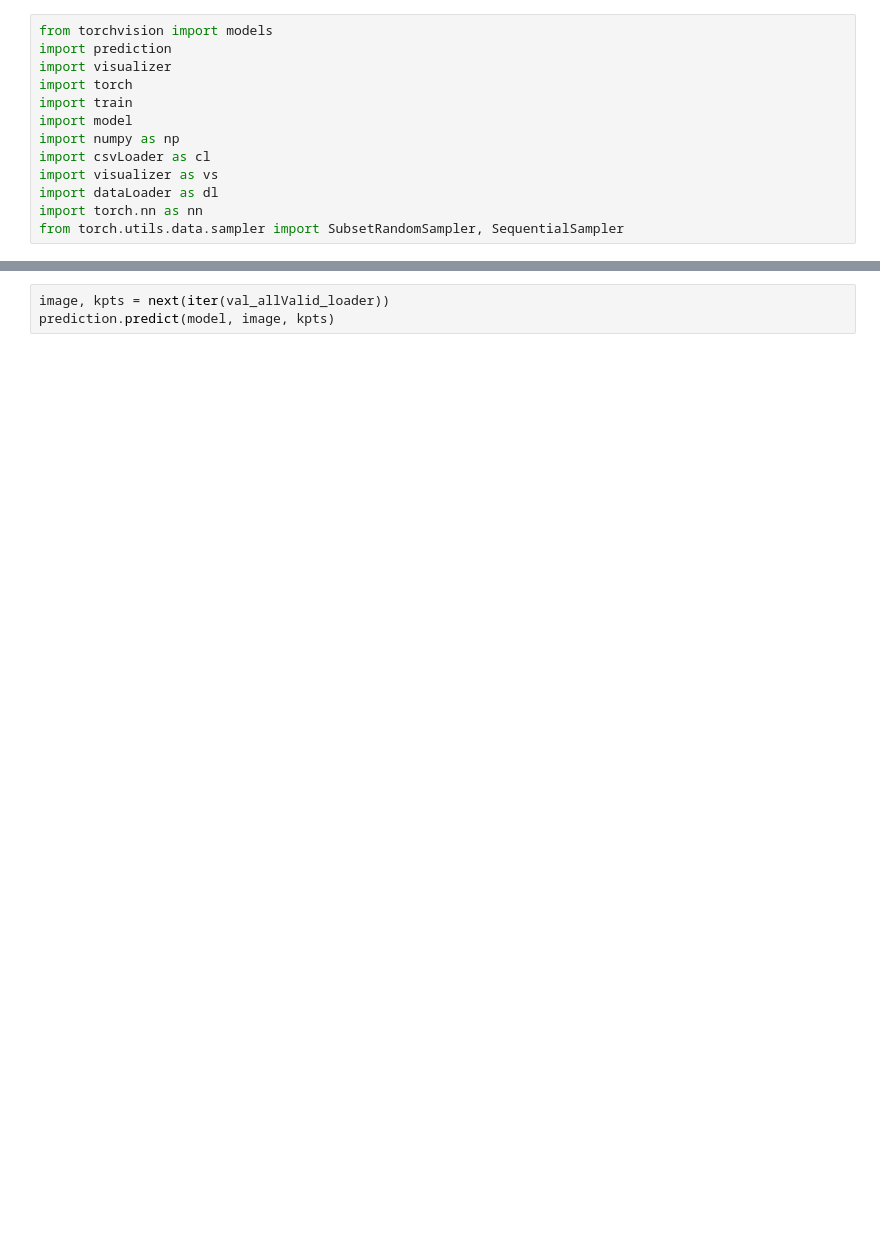
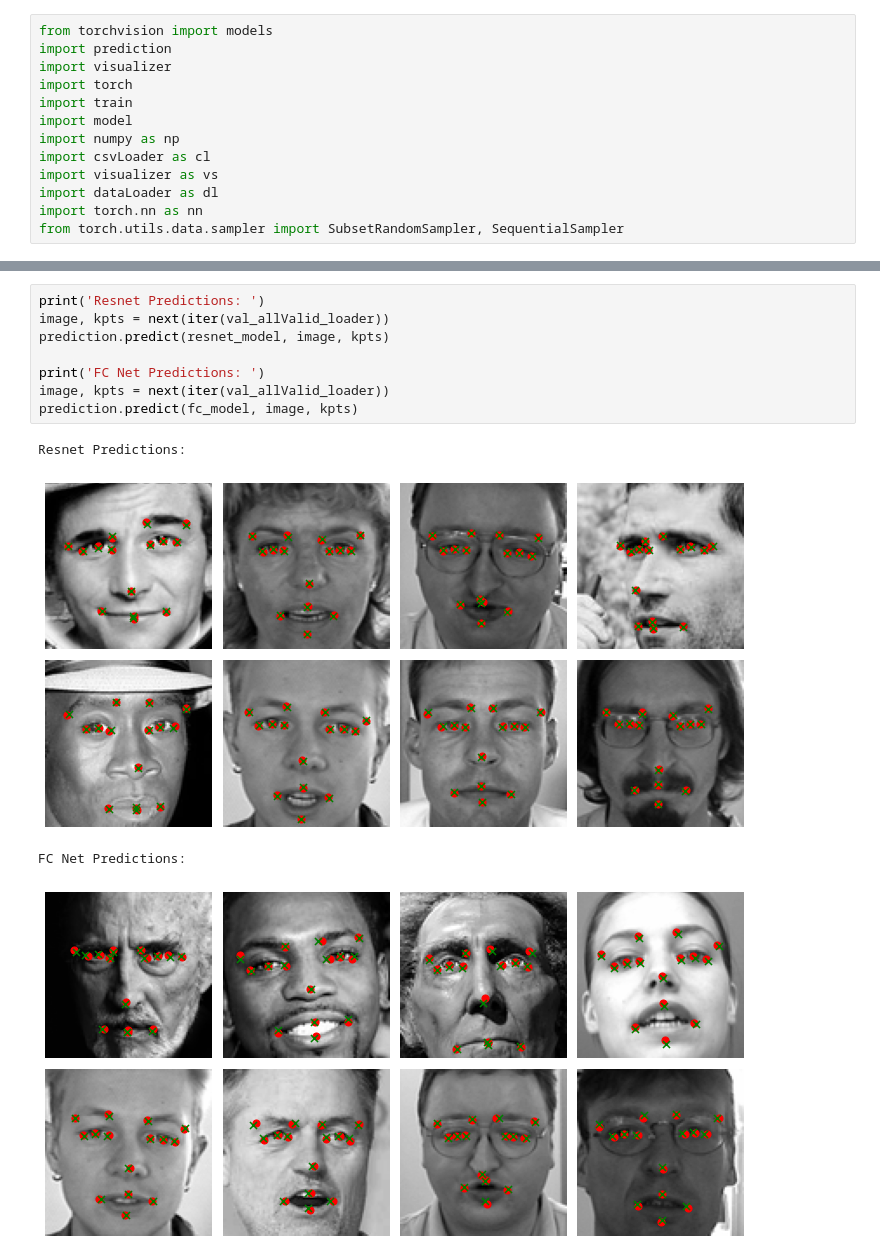
Before and after one commit to WayGold/FacialKeypointDetection, a Jupyter notebook: PredictionTest.ipynb, the cells around one changed output, grey strips where cells are left out. Drawn from its saved outputs; the diff is of its cells as text; blank space fills up the shorter version.

```diff
--- a/PredictionTest.ipynb
+++ b/PredictionTest.ipynb
@@ -92,3 +130,13 @@ val_allValid_loader = torch.utils.data.DataLoader(val_allValid_dataset, batch_si
-# %%
-image, kpts = next(iter(val_allValid_loader))
-prediction.predict(model, image, kpts)
+# %%
+print('Resnet Predictions: ')
+image, kpts = next(iter(val_allValid_loader))
+prediction.predict(resnet_model, image, kpts)
+
+print('FC Net Predictions: ')
+image, kpts = next(iter(val_allValid_loader))
+prediction.predict(fc_model, image, kpts)
+# %% [output]
+Resnet Predictions:
+[figure, added]
+FC Net Predictions:
+[figure, added]
```
Also changed, not shown: parts of 11 cells of this notebook, 5 other files.
